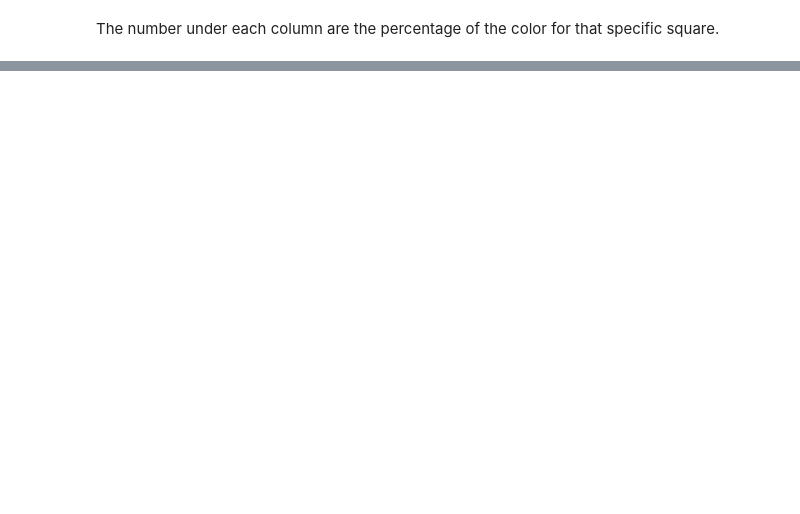
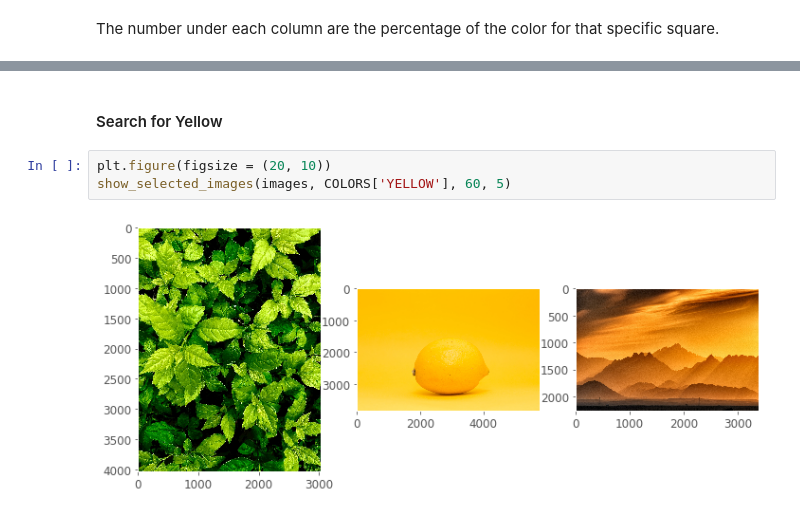
Before and after one commit to ochoa-jessica/Image_Color_Identification, a Jupyter notebook: ImageColorIdentification.ipynb, the cells around one changed output, grey strips where cells are left out. Cells and saved outputs as stored; diff of their text form; blank space fills up the shorter version.

```diff
--- a/ImageColorIdentification.ipynb
+++ b/ImageColorIdentification.ipynb
@@ -184,0 +301,7 @@ summary_df.head()
+# %% [markdown]
+#### Search for Yellow
+# %%
+plt.figure(figsize = (20, 10))
+show_selected_images(images, COLORS['YELLOW'], 60, 5)
+# %% [output]
+[figure, added]
```
Also changed, not shown: parts of 23 cells of this notebook.
